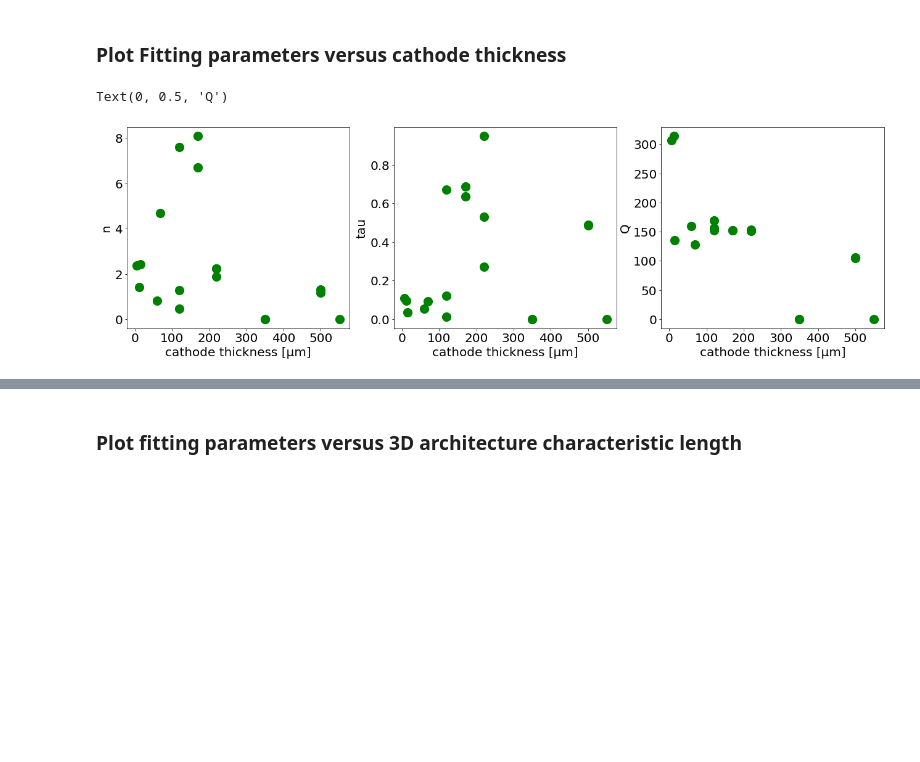
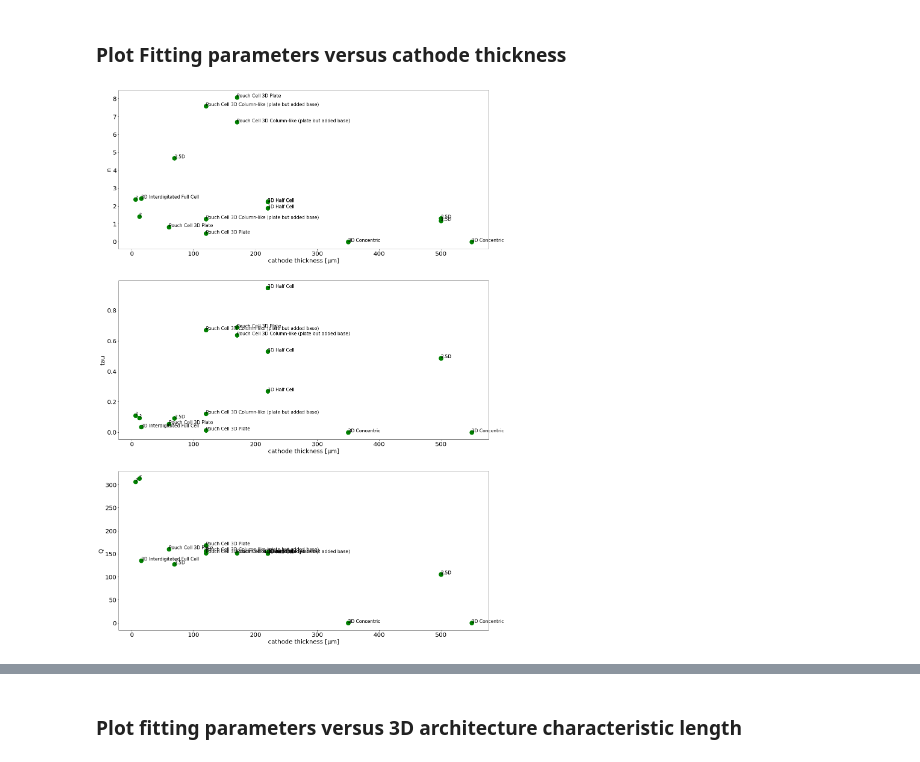
Before and after one commit to BatteryDesign/BatteryRateCap, a Jupyter notebook: Fitting_visualization.ipynb, the cells around one changed output, grey strips where cells are left out. Saved outputs shown, nothing was run; the diff lists cells and outputs as text; code cells hidden in the pictures; blank space fills up the shorter version.

Commit message:
added architecture labels to scatter plots

```diff
--- a/Fitting_visualization.ipynb
+++ b/Fitting_visualization.ipynb
@@ -374,0 +377,19 @@ par_df_full
+# %%
+# Select columns of interest
+general_df = pd.read_excel('3D_Battery_Parameter_Log.xls', sheet_name='GeneralInformation')
+arctype_df = general_df[['Paper #','Set','Overall Architecture','Cathode Architecture','Anode Architecture','1C current Density [mA/cm^2]']]
+arctype_df
+
+# Select rows of interest
+arctype_df_needed = pd.DataFrame(columns=arctype_df.columns)
+for index, row in par_df.iterrows():
+    select_rows = arctype_df.loc[(arctype_df['Set']==row['Set']) & (arctype_df['Paper #']==row['Paper #'])]
+    arctype_df_needed = arctype_df_needed.append(select_rows,ignore_index=True)
+
+arctype_df_needed
+
+par_df_full['Overall Architecture'] = arctype_df_needed['Overall Architecture']
+par_df_full['Cathode Architecture'] = arctype_df_needed['Cathode Architecture']
+par_df_full['Anode Architecture'] = arctype_df_needed['Anode Architecture']
+par_df_full['1C current Density [mA/cm^2]'] = arctype_df_needed['1C current Density [mA/cm^2]']
+par_df_full
@@ -376,26 +415,31 @@ par_df_full
 ### Plot Fitting parameters versus cathode thickness
 # %%
 matplotlib.rcParams.update({'font.size': 20})
-fig = plt.figure(figsize=(22,6))
-ax = fig.subplots(nrows=1,ncols=3)
+fig = plt.figure(figsize=(22,33))
+ax = fig.subplots(nrows=3,ncols=1)
 
 cathode_thickness = par_df_full['Cathode \nThickness [µm]'].values
 n = par_df_full['n'].values
 tau = par_df_full['tau'].values
 Q = par_df_full['Q'].values
-
+overall_arc = par_df_full['Overall Architecture'].values
 
 ax[0].scatter(cathode_thickness, n, color='g',s=200)
 ax[0].set_xlabel('cathode thickness [µm]')
 ax[0].set_ylabel('n')
+for index, txt in enumerate(overall_arc):
+    ax[0].annotate(txt, (cathode_thickness[index], n[index]), fontsize=15)
 
 ax[1].scatter(cathode_thickness, tau, color='g',s=200)
 ax[1].set_xlabel('cathode thickness [µm]')
 ax[1].set_ylabel('tau')
+for index, txt in enumerate(overall_arc):
+    ax[1].annotate(txt, (cathode_thickness[index], tau[index]), fontsize=15)
 
 ax[2].scatter(cathode_thickness, Q, color='g',s=200)
 ax[2].set_xlabel('cathode thickness [µm]')
 ax[2].set_ylabel('Q')
+for index, txt in enumerate(overall_arc):
+    ax[2].annotate(txt, (cathode_thickness[index], Q[index]), fontsize=15)
 # %% [output]
-Text(0, 0.5, 'Q')
-[figure, old version]
+[figure, new version]
```
Also changed, not shown: parts of 3 cells of this notebook.
